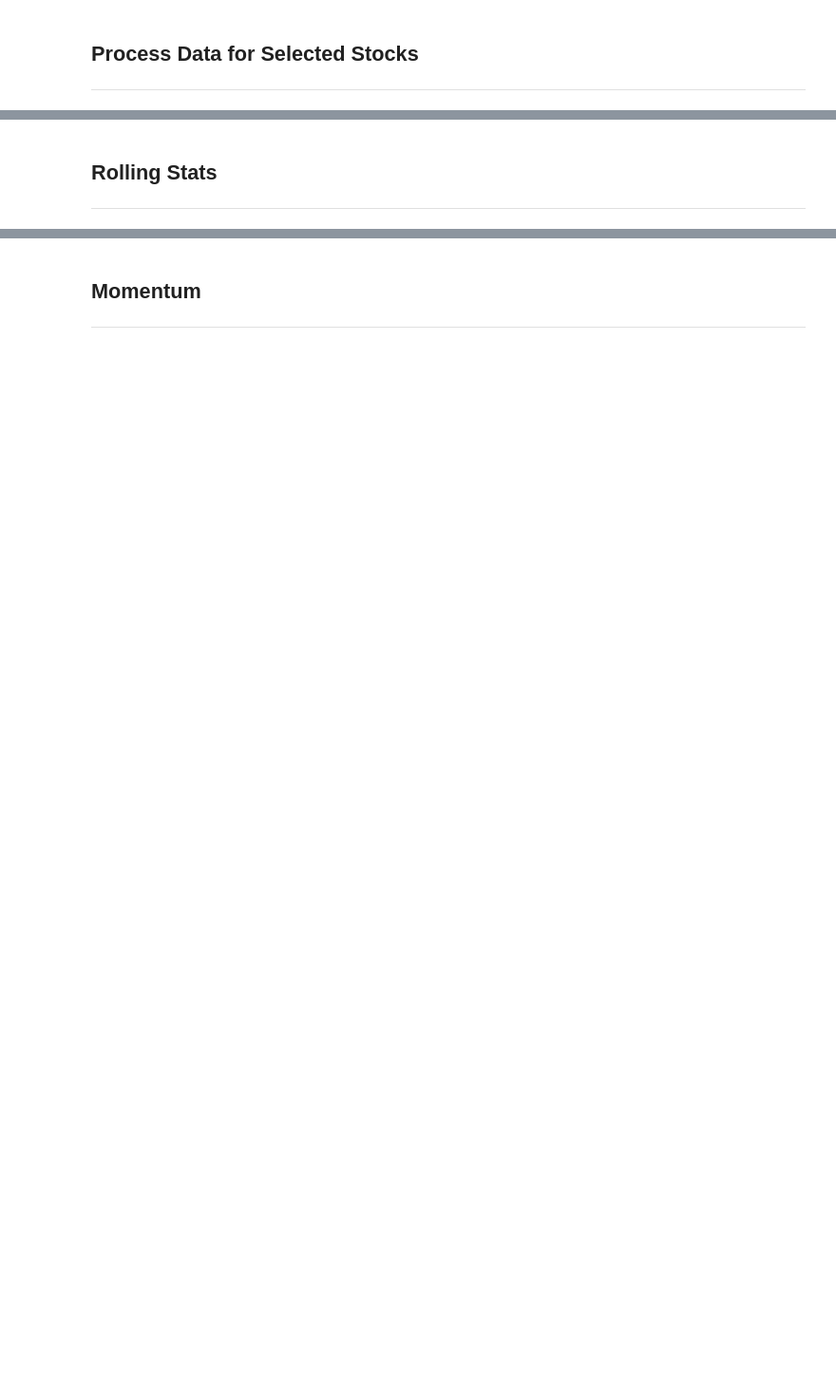
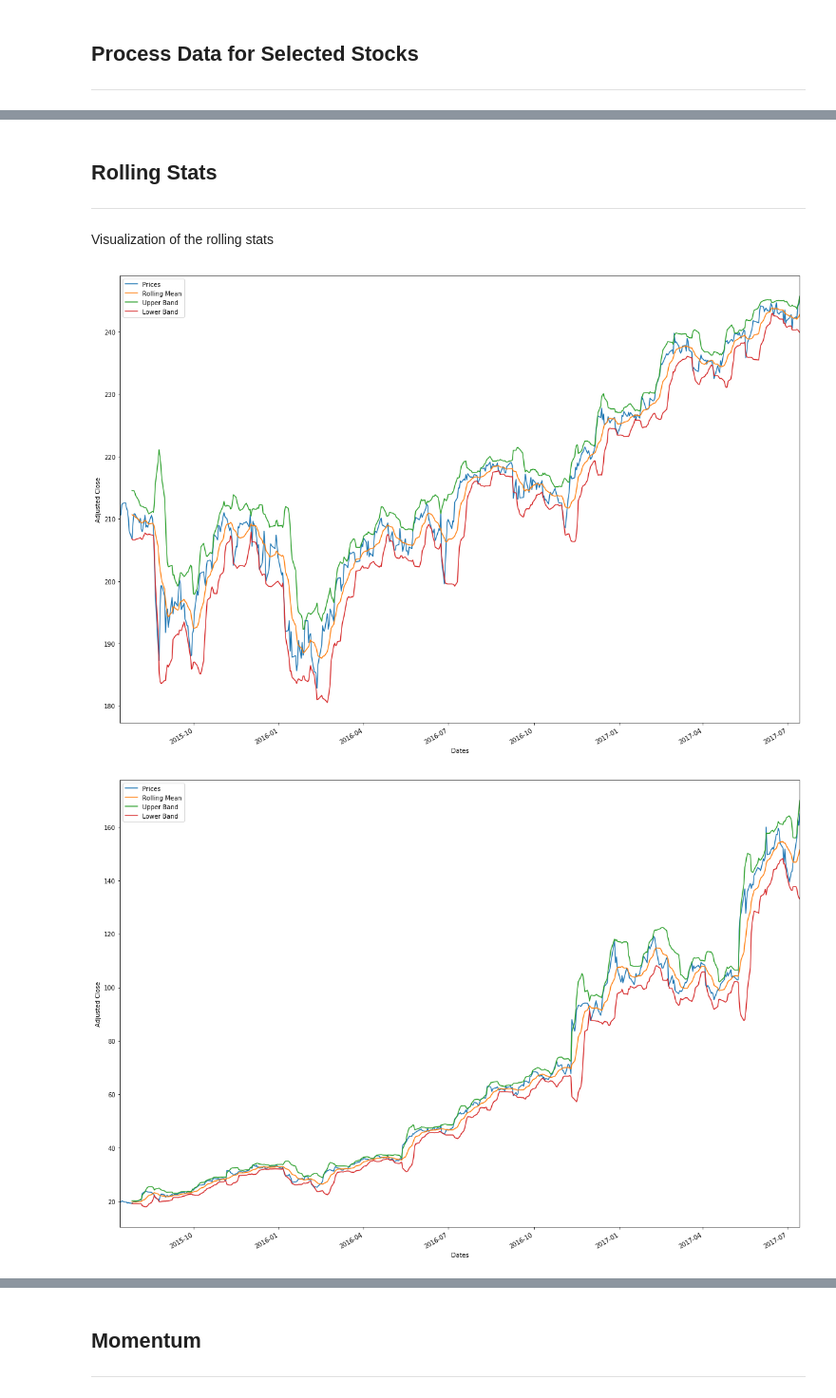
Before and after one commit to mbozelka/Machine-Learning-Capstone, a Jupyter notebook: data-exploration/Data Exploration.ipynb, the cells around one changed output, grey strips where cells are left out. Shown at 95% size. Cells and saved outputs as stored; diff of their text form; code cells hidden in the pictures; blank space fills up the shorter version.

Commit message:
Update: Updates to the final Report
Wrote the Data Analysis section of the final report and minor updates to the Jupyter Notebook along the way.

```diff
--- a/data-exploration/Data Exploration.ipynb
+++ b/data-exploration/Data Exploration.ipynb
@@ -172,0 +213,19 @@ print df_explore.head(n=5)
+# %%
+# use two years of dates for data exploration
+dates = pd.date_range('2015-07-14', '2017-07-14')
+
+# four stocks used for evaluation
+# final implimentation will also use
+# four stocks at max
+tickers = ['NVDA', 'IBM', 'GOOG', 'AAPL']
+
+# window size for rolling stats
+metrics_window = 10
+
+df_full_example = example_full_data('SPY', dates)
+df_explore = fetch_data(tickers, dates)
+
+print 'Exapmle of Full Data Set of SPY (Benchmark)'
+print df_full_example.head(n=5)
+print '\n\nTop of the data as it will be used, filtered down to adjusted price.'
+print df_explore.head(n=5)
@@ -187,9 +292,13 @@ print_stats(df_explore)
 # %% [markdown]
 ## Rolling Stats
 ---
+Visualization of the rolling stats
 # %%
-rolling_mean = get_rolling_mean(df_explore[ticker], metrics_window)
-rolling_std = get_rolling_std(df_explore[ticker], metrics_window)
-lower_band, upper_band = get_bollinger_bands(rolling_mean, rolling_std)
-
-print_bollinger_bands(df_explore[ticker], rolling_mean, lower_band, upper_band, ticker)
+for symbol in tickers:
+    rolling_mean = get_rolling_mean(df_explore[symbol], metrics_window)
+    rolling_std = get_rolling_std(df_explore[symbol], metrics_window)
+    lower_band, upper_band = get_bollinger_bands(rolling_mean, rolling_std)
+    print_bollinger_bands(df_explore[symbol], rolling_mean, lower_band, upper_band, symbol)
+# %% [output]
+[figure, added]
+[figure, added]
```
Also changed, not shown: parts of 33 cells of this notebook, 2 other files.
